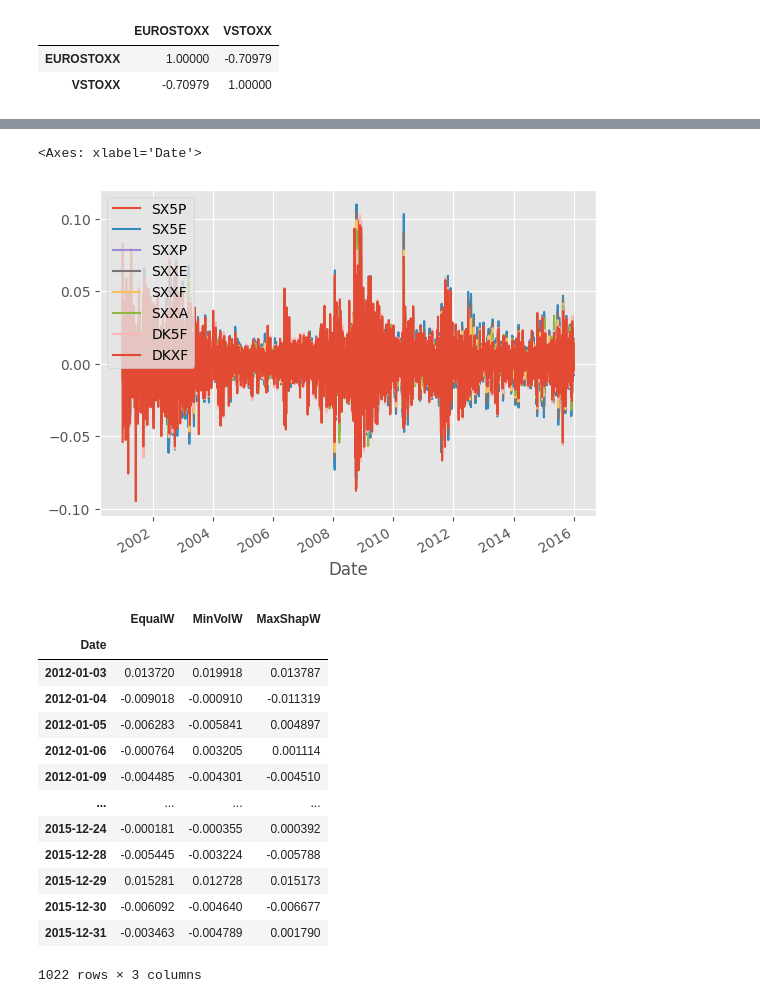
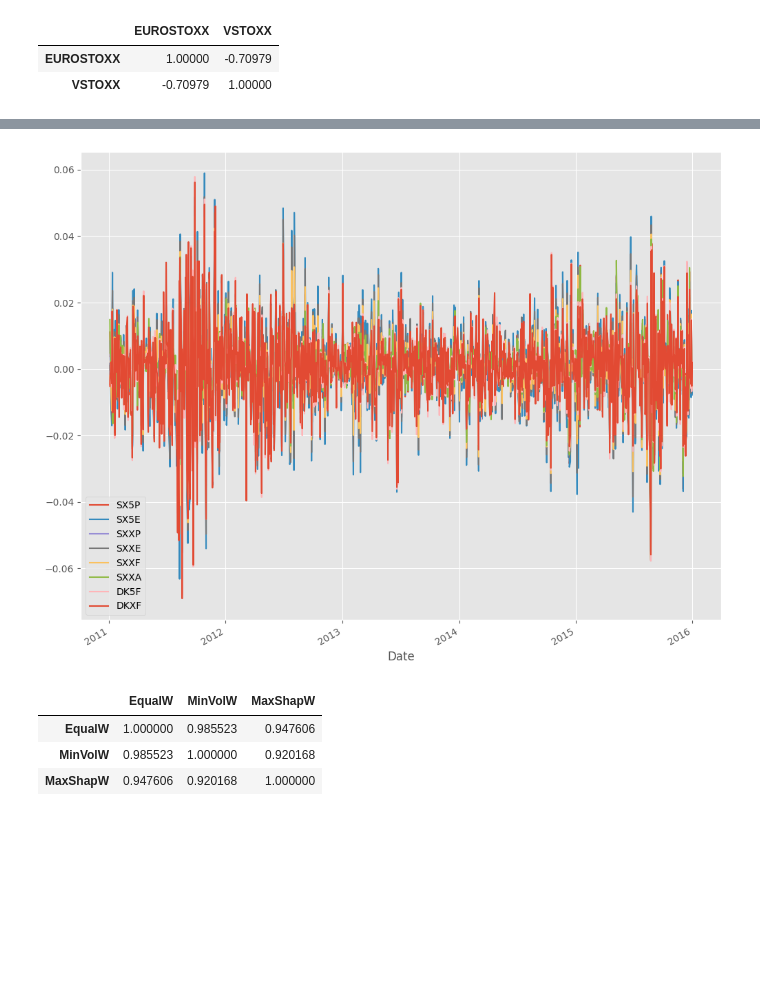
Before and after one commit to GildasTaliah/MeanVarianceOptimz, a Jupyter notebook: EuroIndicesAnalytics_01.ipynb, the cells around one changed output, grey strips where cells are left out. Saved outputs shown, nothing was run; the diff lists cells and outputs as text; code cells hidden in the pictures; blank space fills up the shorter version.

```diff
--- a/EuroIndicesAnalytics_01.ipynb
+++ b/EuroIndicesAnalytics_01.ipynb
@@ -460,9 +553,11 @@ import numpy as np
 
 def MinVolMaxSharpe(ret):
 
-  ''' Input: Takes in Stock Returns Matrix, computes the optimal weights for the
-  given object functions: Min Vol and Max Sharpe.
-  Output : return a weight matrix: Equally, Min Vol and Max Sharpe weights
+  '''
+  Input: Takes in Stock Returns Matrix, computes the optimal weights for the
+         given object functions: Min Vol and Max Sharpe.
+
+  Output: return a weight matrix: Equally, Min Vol and Max Sharpe weights
   '''
 
   # Number of asset
@@ -484,7 +579,7 @@ def MinVolMaxSharpe(ret):
 
   # Budget and non-negativity contraints
   cons = ({'type': 'eq', 'fun': lambda w: np.sum(w) - 1})
-  bnds = tuple((0.01,1) for i in range(noa))
+  bnds = tuple((0.01, 0.5) for i in range(noa))
 
   # Minimizing the portfolio volatility: mv
   optmv = (sco.minimize(
@@ -499,6 +594,7 @@ def MinVolMaxSharpe(ret):
 
   eqret = port_ret(W)
   eqvol = port_vol(W)
+  print( )
   print(f'EquallyWReturns: {eqret * 100} Vol: {eqvol * 100}')
   print(f'MinVolReturns: {mvret * 100} Vol: {mvvol * 100}')
 
@@ -512,7 +608,6 @@ def MinVolMaxSharpe(ret):
   msret = port_ret( optms['x'])
   msvol = port_vol(optms['x'])
   print(f'MaxSharpeReturns: {msret * 100} Vol: {msvol * 100}')
-  print()
 
   dataW = pd.DataFrame({'EqualW': W,  'MinVolW': mvW, 'MaxShapW': msW})
 
@@ -520,10 +617,12 @@ def MinVolMaxSharpe(ret):
 # %%
 ## In sample period until 2011
 in_sample = stoxxeu600.loc['2001':'2011']
+print(len(in_sample))
+print()
 
 # compute portfolio weights to be used for 2012
 weights = MinVolMaxSharpe(in_sample.pct_change().dropna() )
-
+weights.index = in_sample.columns
 weights_all = weights
 
 # Out sample returns 2012
@@ -539,9 +638,12 @@ print(len(portRet_12))
 
 ## In sample period until 2012
 in_sample = stoxxeu600.loc['2001':'2012']
+print(len(in_sample))
+print()
 
 # compute portfolio weights to be used for 2013
 weights = MinVolMaxSharpe(in_sample.pct_change().dropna() )
+weights.index = in_sample.columns
 weights_all = pd.concat([weights_all, weights])
 
 # Out sample returns 2013
@@ -559,9 +661,12 @@ print(len(portRet_13))
 
 ## In sample period until 2013
 in_sample = stoxxeu600.loc['2001':'2013']
+print(len(in_sample))
+print()
 
 # compute portfolio weights to be used for 2014
 weights = MinVolMaxSharpe(in_sample.pct_change().dropna() )
+weights.index = in_sample.columns
 weights_all = pd.concat([weights_all, weights])
 
 # Out sample returns 2014
@@ -578,9 +683,12 @@ print(len(portRet_14))
 
 ## In sample period until 2014
 in_sample = stoxxeu600.loc['2001':'2014']
+print(len(in_sample))
+print()
 
 # compute portfolio weights to be used for 2015
 weights = MinVolMaxSharpe(in_sample.pct_change().dropna() )
+weights.index = in_sample.columns
 weights_all = pd.concat([weights_all, weights])
 
 # Out sample returns 2015
@@ -593,8 +701,7 @@ portRet_15.dropna(inplace= True)
 print(len(portRet_15))
 
 # Print weights
-print(weights_all)
+#print(weights_all)
 # Now concat all returns
 portRet = pd.concat([portRet_12, portRet_13 ,portRet_14, portRet_15 ])
-portRet
 # %% [output]
@@ -738,25 +832,15 @@ None
-# %%
-rets.plot()
-# %% [output]
-<Axes: xlabel='Date'>
-[figure, removed]
+# %%
+rets.plot( figsize=(12, 10), grid=True)
+plt.show()
+# %% [output]
+[figure, added]
 # %%
-portRet
+portRet.corr()
 # %% [output]
 |  | EqualW | MinVolW | MaxShapW |
-| Date |  |  |  |
-| 2012-01-03 | 0.013720 | 0.019918 | 0.013787 |
-| 2012-01-04 | -0.009018 | -0.000910 | -0.011319 |
-| 2012-01-05 | -0.006283 | -0.005841 | 0.004897 |
-| 2012-01-06 | -0.000764 | 0.003205 | 0.001114 |
-| 2012-01-09 | -0.004485 | -0.004301 | -0.004510 |
-| ... | ... | ... | ... |
-| 2015-12-24 | -0.000181 | -0.000355 | 0.000392 |
-| 2015-12-28 | -0.005445 | -0.003224 | -0.005788 |
-| 2015-12-29 | 0.015281 | 0.012728 | 0.015173 |
-| 2015-12-30 | -0.006092 | -0.004640 | -0.006677 |
-| 2015-12-31 | -0.003463 | -0.004789 | 0.001790 |
+| EqualW | 1.000000 | 0.985523 | 0.947606 |
+| MinVolW | 0.985523 | 1.000000 | 0.920168 |
+| MaxShapW | 0.947606 | 0.920168 | 1.000000 |
-1022 rows × 3 columns
 # %%
 ## Euro Indices returns
 # Use color map summer on rows: green to yellow
```
Also changed, not shown: parts of 47 cells of this notebook.
